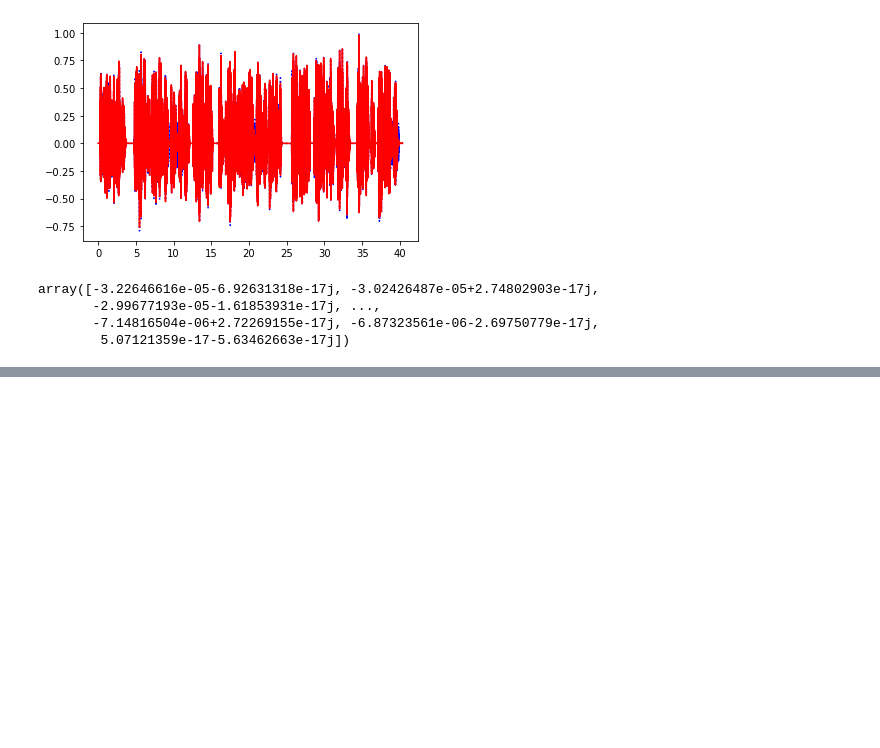
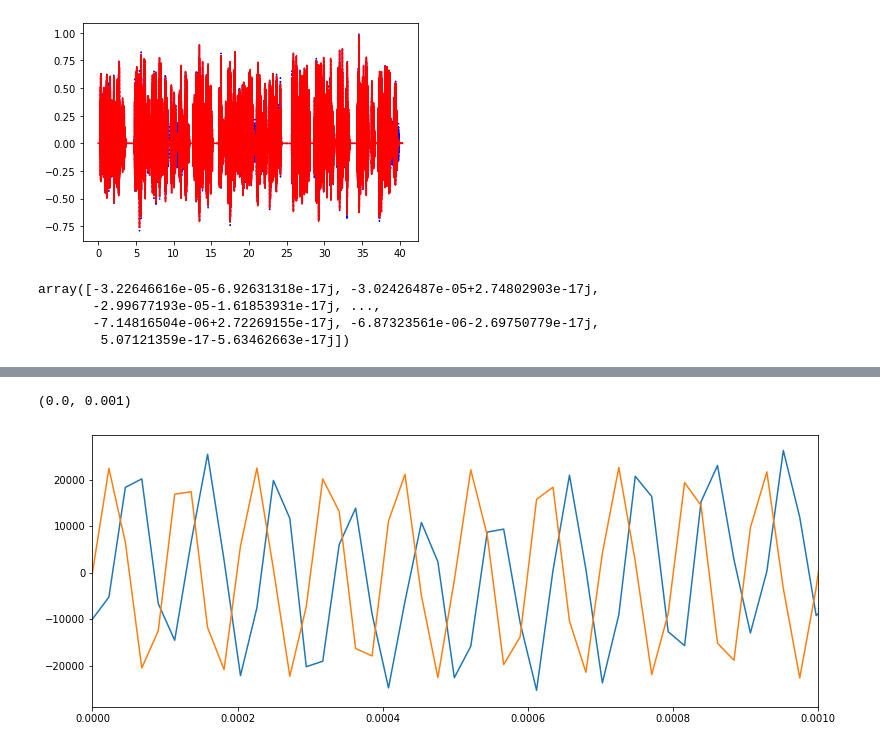
Before and after one commit to GiacomoFrn/MAPD_modA, a Jupyter notebook: tmp.ipynb, the cells around one changed output, grey strips where cells are left out. Cells and saved outputs as stored; diff of their text form; code cells hidden in the pictures; blank space fills up the shorter version.

```diff
--- a/tmp.ipynb
+++ b/tmp.ipynb
@@ -124,0 +116,10 @@ plt.xlim(right=1/1000,left=0)
+# %%
+fig, ax = plt.subplots(nrows=1, ncols=1, figsize=(13,5))
+
+#ax.plot(np.arange(0, len(sum), 1) / float(freq_sample_sum), sum)
+ax.plot(np.arange(0, len(fil), 1) / float(freq_sample_fil), fil)
+ax.plot(np.arange(0, len(th), 1) / float(freq_sample_th), th)
+ax.set_xlim(right=1/1000,left=0)
+# %% [output]
+(0.0, 0.001)
+[figure, added]
```
Also changed, not shown: parts of 8 cells of this notebook.
